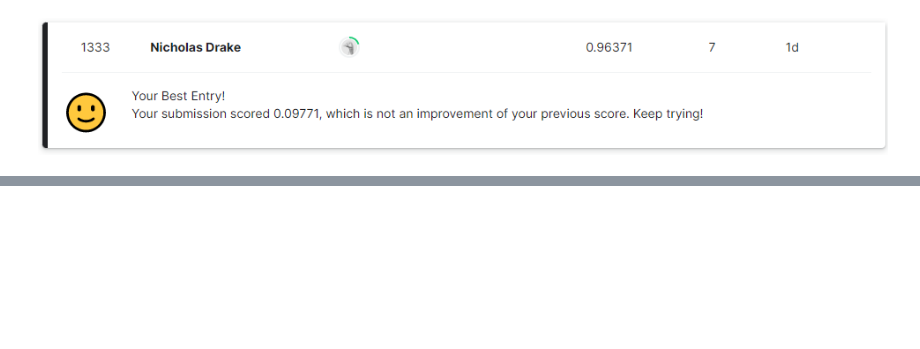
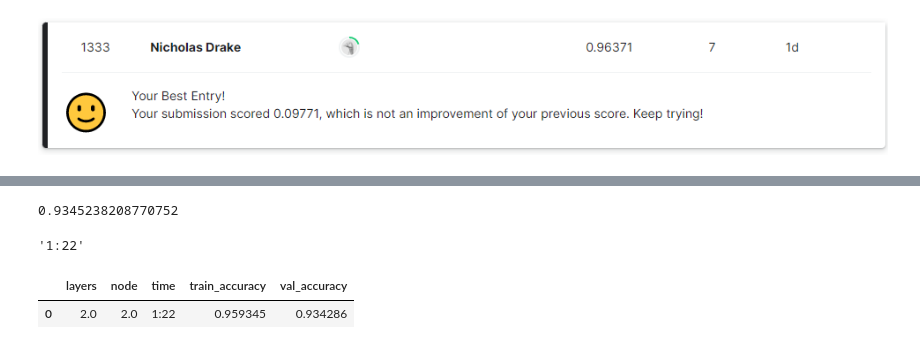
Before and after one commit to DrakeData/Digit_Recognizer, a Jupyter notebook: Digit_Recognizer.ipynb, the cells around one changed output, grey strips where cells are left out. Saved outputs shown, nothing was run; the diff lists cells and outputs as text; code cells hidden in the pictures; blank space fills up the shorter version.

Commit message:
Added assignment 7 model

```diff
--- a/Digit_Recognizer.ipynb
+++ b/Digit_Recognizer.ipynb
@@ -469,0 +565,11 @@ submit3.to_csv('./drive/MyDrive/Colab Notebooks/Digit_Recognizer/km_submission.c
+# %%
+model_n2 = keras.models.Sequential([
+    keras.layers.Flatten(input_shape=[784,]),
+    keras.layers.Dense(10, activation="relu"),
+    keras.layers.Dense(10, activation="relu"),
+    keras.layers.Dense(10, activation="softmax")
+])
+# %%
+model_n2.compile(loss="sparse_categorical_crossentropy",
+              optimizer="sgd",
+              metrics=["accuracy"])
@@ -469,0 +596,7 @@ submit3.to_csv('./drive/MyDrive/Colab Notebooks/Digit_Recognizer/km_submission.c
+# %%
+start = datetime.now()
+history = model_n2.fit(x_train, y_train, epochs=20,
+             validation_data=(x_test, y_test))
+end = datetime.now()
+total_time = end-start
+print(f"Total elapsed time = {total_time}")
@@ -469,0 +621,24 @@ submit3.to_csv('./drive/MyDrive/Colab Notebooks/Digit_Recognizer/km_submission.c
+# %%
+history.history['val_accuracy'][-1]
+# %% [output]
+0.9345238208770752
+# %%
+minutes = divmod(total_time.seconds, 60)
+m_clean = str(minutes[0])
+s_celan = str(minutes[1])
+time_clean= m_clean+':'+s_celan
+time_clean
+# %% [output]
+'1:22'
+# %%
+df = pd.DataFrame()
+df.append({'layers': 2,
+           'node': 2,
+           'time': time_clean,
+           'train_accuracy': history.history['accuracy'][-1],
+          'val_accuracy': history.history['val_accuracy'][-1]
+           },
+          ignore_index=True)
+# %% [output]
+|  | layers | node | time | train_accuracy | val_accuracy |
+| 0 | 2.0 | 2.0 | 1:22 | 0.959345 | 0.934286 |
```
Also changed, not shown: parts of 31 cells of this notebook.
